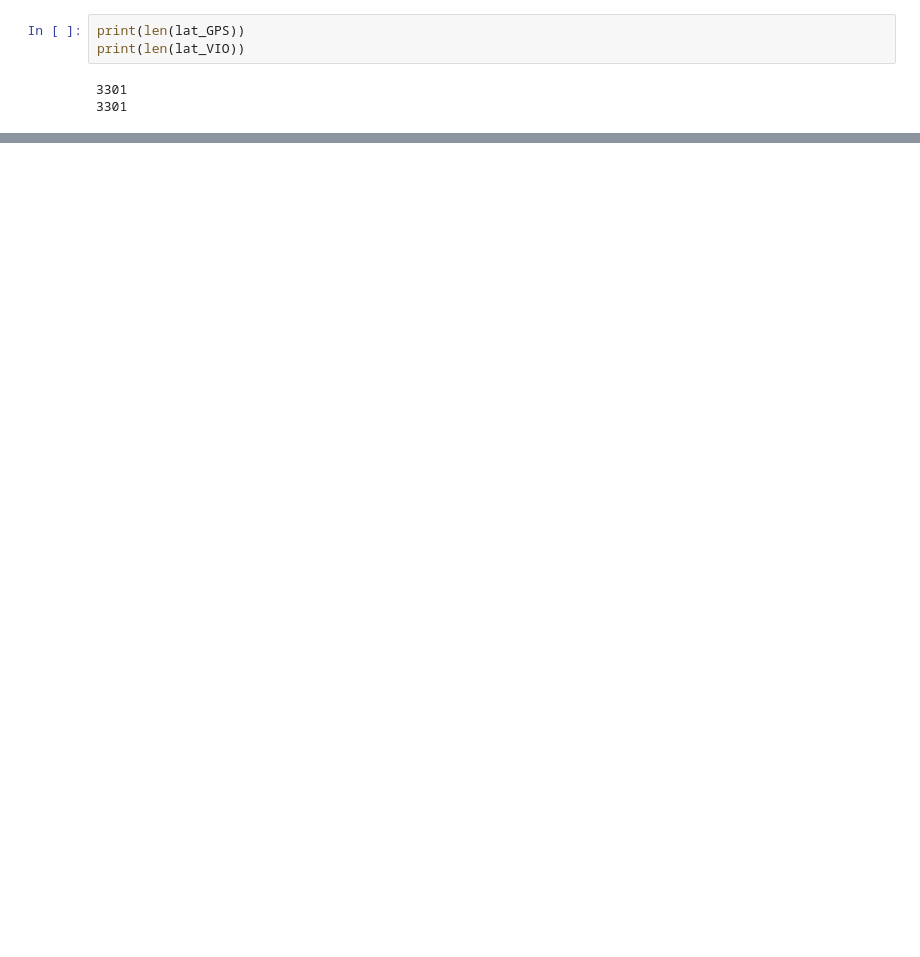
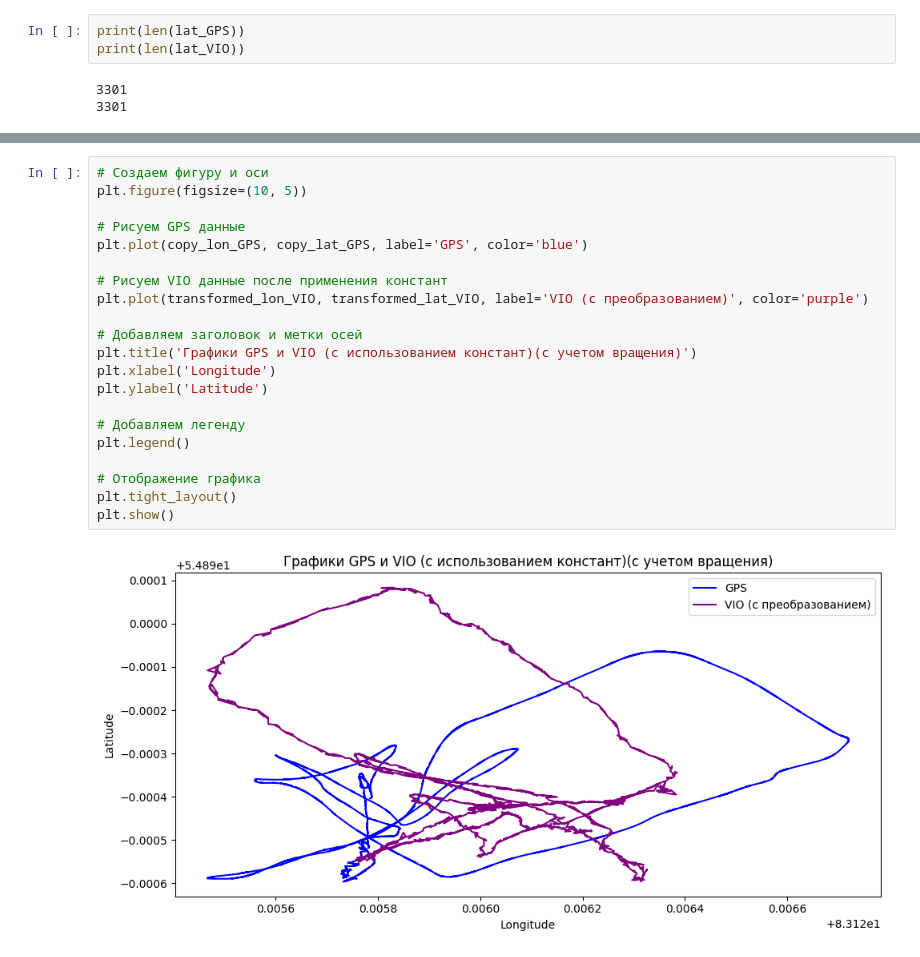
Before and after one commit to Razvald/helicopter, a Jupyter notebook: Calibrate/calibrate.ipynb, the cells around one changed output, grey strips where cells are left out. Drawn from its saved outputs; the diff is of its cells as text; blank space fills up the shorter version.

```diff
--- a/Calibrate/calibrate.ipynb
+++ b/Calibrate/calibrate.ipynb
@@ -220,0 +266,23 @@ plt.show()
+# %%
+# Создаем фигуру и оси
+plt.figure(figsize=(10, 5))
+
+# Рисуем GPS данные
+plt.plot(copy_lon_GPS, copy_lat_GPS, label='GPS', color='blue')
+
+# Рисуем VIO данные после применения констант
+plt.plot(transformed_lon_VIO, transformed_lat_VIO, label='VIO (с преобразованием)', color='purple')
+
+# Добавляем заголовок и метки осей
+plt.title('Графики GPS и VIO (с использованием констант)(с учетом вращения)')
+plt.xlabel('Longitude')
+plt.ylabel('Latitude')
+
+# Добавляем легенду
+plt.legend()
+
+# Отображение графика
+plt.tight_layout()
+plt.show()
+# %% [output]
+[figure, added]
```
Also changed, not shown: parts of 9 cells of this notebook, 5 other files.
